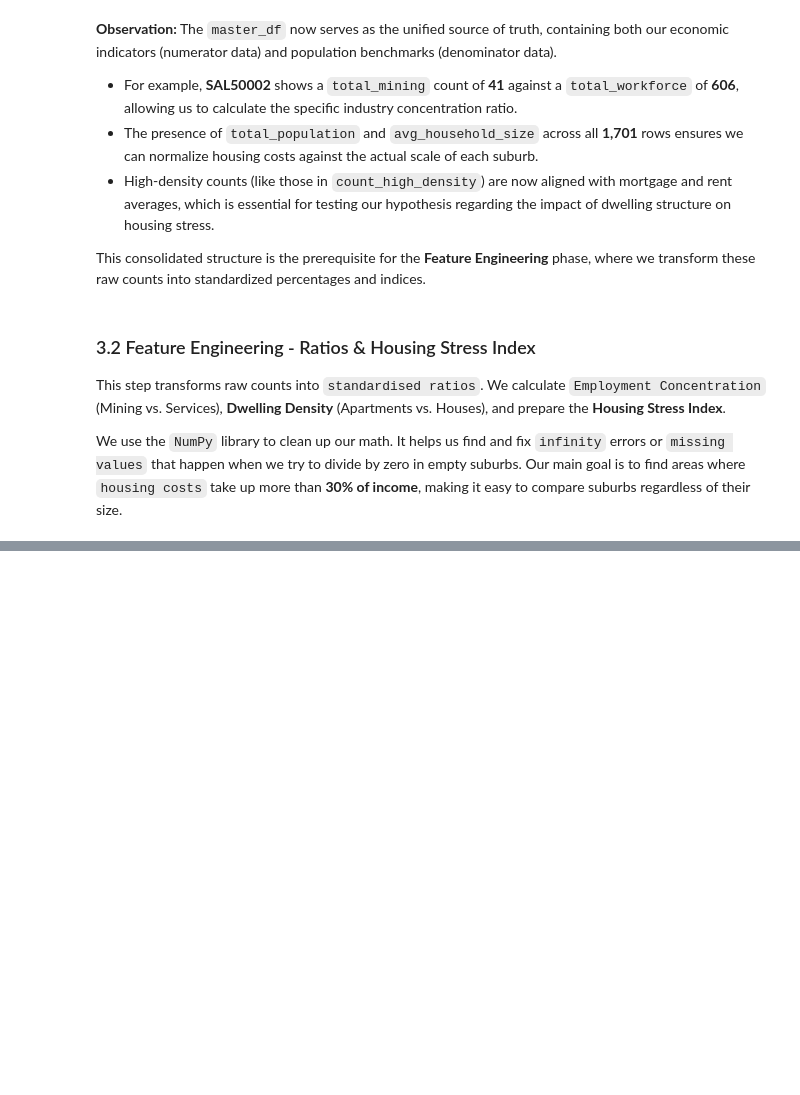
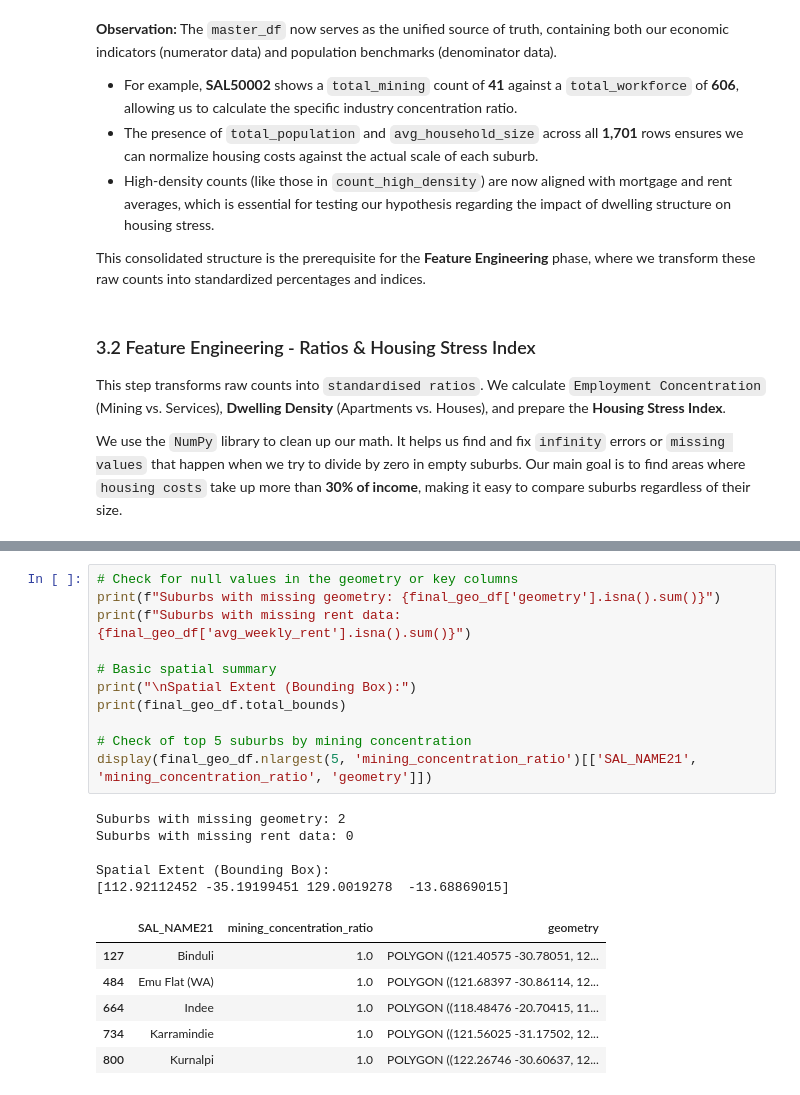
Before and after one commit to GaryUWA/WA-Housing-Model-2021-analysis, a Jupyter notebook: notebooks/01_data_cleaning.ipynb, the cells around one changed output, grey strips where cells are left out. Saved outputs shown, nothing was run; the diff lists cells and outputs as text; blank space fills up the shorter version.

```diff
--- a/notebooks/01_data_cleaning.ipynb
+++ b/notebooks/01_data_cleaning.ipynb
@@ -453,0 +566,23 @@ display(master_df[feature_cols].head())
+# %%
+# Check for null values in the geometry or key columns
+print(f"Suburbs with missing geometry: {final_geo_df['geometry'].isna().sum()}")
+print(f"Suburbs with missing rent data: {final_geo_df['avg_weekly_rent'].isna().sum()}")
+
+# Basic spatial summary
+print("\nSpatial Extent (Bounding Box):")
+print(final_geo_df.total_bounds)
+
+# Check of top 5 suburbs by mining concentration
+display(final_geo_df.nlargest(5, 'mining_concentration_ratio')[['SAL_NAME21', 'mining_concentration_ratio', 'geometry']])
+# %% [output]
+Suburbs with missing geometry: 2
+Suburbs with missing rent data: 0
+
+Spatial Extent (Bounding Box):
+[112.92112452 -35.19199451 129.0019278  -13.68869015]
+|  | SAL_NAME21 | mining_concentration_ratio | geometry |
+| 127 | Binduli | 1.0 | POLYGON ((121.40575 -30.78051, 12... |
+| 484 | Emu Flat (WA) | 1.0 | POLYGON ((121.68397 -30.86114, 12... |
+| 664 | Indee | 1.0 | POLYGON ((118.48476 -20.70415, 11... |
+| 734 | Karramindie | 1.0 | POLYGON ((121.56025 -31.17502, 12... |
+| 800 | Kurnalpi | 1.0 | POLYGON ((122.26746 -30.60637, 12... |
```
Also changed, not shown: parts of 12 cells of this notebook.
